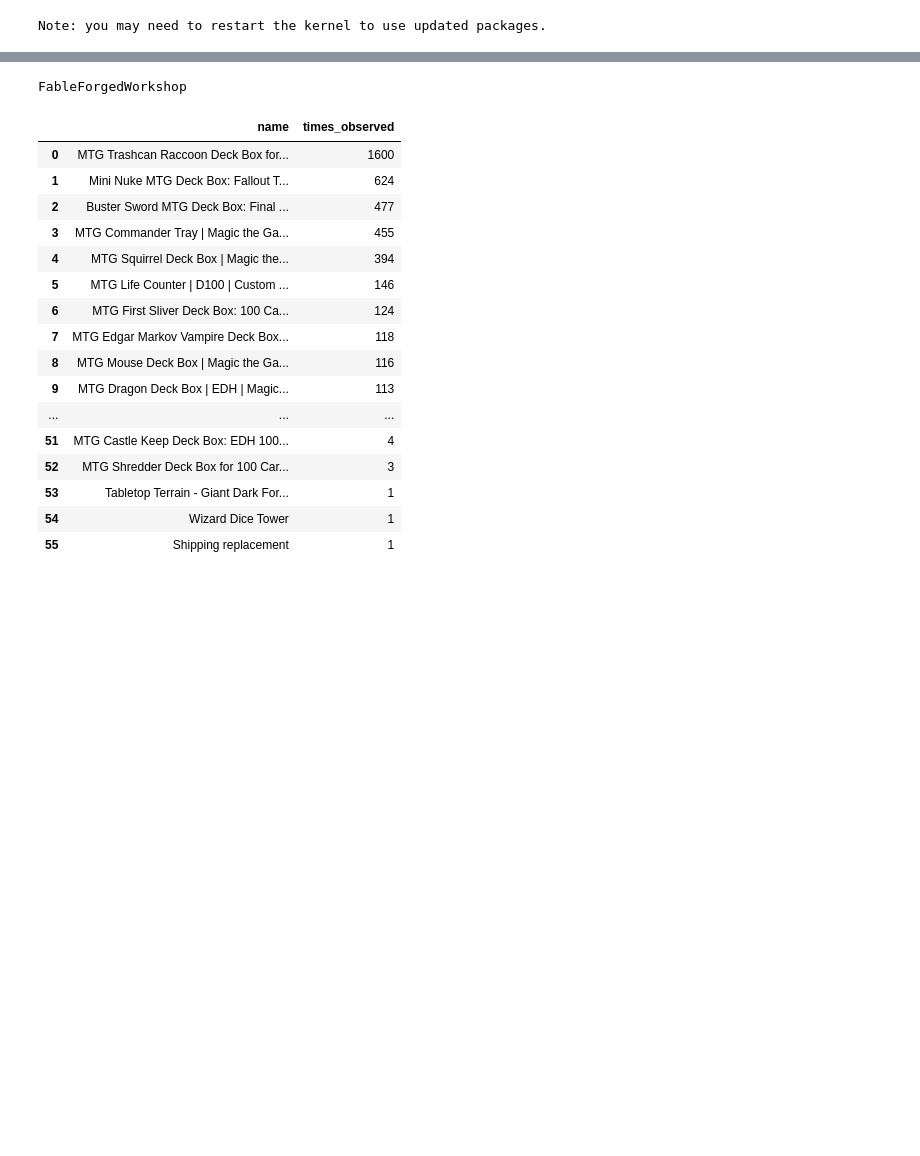
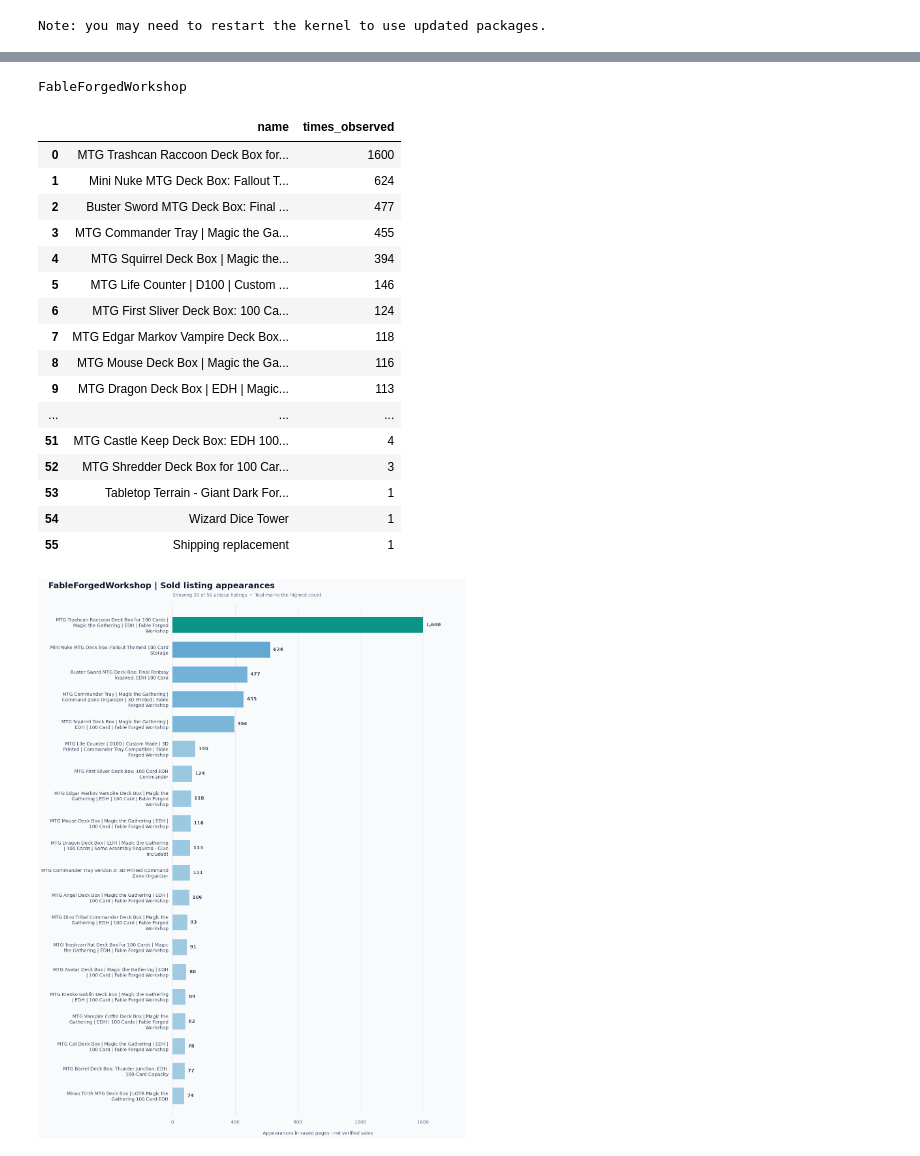
Before and after one commit to demetriusrauck/market_analysis, a Jupyter notebook: market_analysis.ipynb, the cells around one changed output, grey strips where cells are left out. Cells and saved outputs as stored; diff of their text form; code cells hidden in the pictures; blank space fills up the shorter version.

```diff
--- a/market_analysis.ipynb
+++ b/market_analysis.ipynb
@@ -343,22 +455,23 @@ GroovadelicGallery
 # %%
-display_store_data("FableForgedWorkshop")
+display_store_data("FableForgedWorkshop",top_n=20)
 # %% [output]
 FableForgedWorkshop
 |  | name | times_observed |
 | 0 | MTG Trashcan Raccoon Deck Box for... | 1600 |
 | 1 | Mini Nuke MTG Deck Box: Fallout T... | 624 |
 | 2 | Buster Sword MTG Deck Box: Final ... | 477 |
 | 3 | MTG Commander Tray | Magic the Ga... | 455 |
 | 4 | MTG Squirrel Deck Box | Magic the... | 394 |
 | 5 | MTG Life Counter | D100 | Custom ... | 146 |
 | 6 | MTG First Sliver Deck Box: 100 Ca... | 124 |
 | 7 | MTG Edgar Markov Vampire Deck Box... | 118 |
 | 8 | MTG Mouse Deck Box | Magic the Ga... | 116 |
 | 9 | MTG Dragon Deck Box | EDH | Magic... | 113 |
 | ... | ... | ... |
 | 51 | MTG Castle Keep Deck Box: EDH 100... | 4 |
 | 52 | MTG Shredder Deck Box for 100 Car... | 3 |
 | 53 | Tabletop Terrain - Giant Dark For... | 1 |
 | 54 | Wizard Dice Tower | 1 |
 | 55 | Shipping replacement | 1 |
+[figure, added]
 # %%
```
Also changed, not shown: parts of 8 cells of this notebook.
